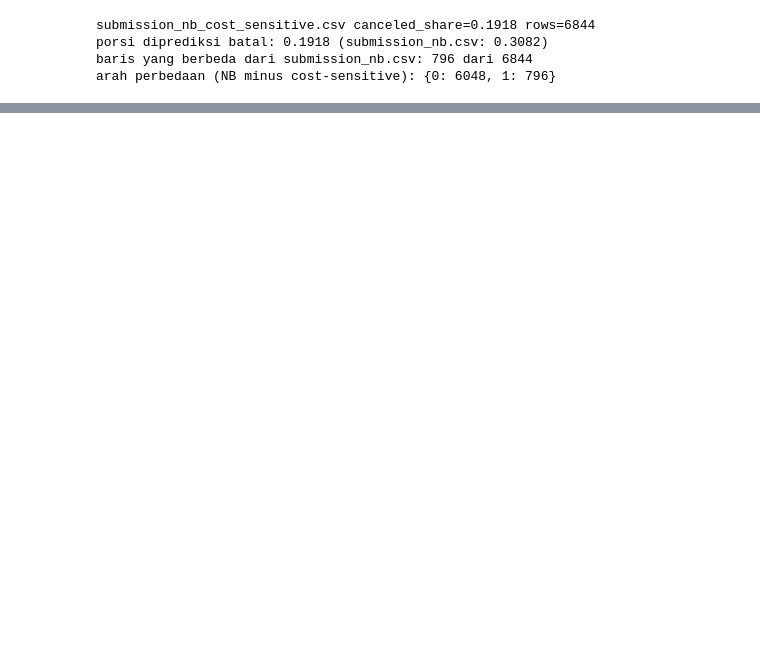
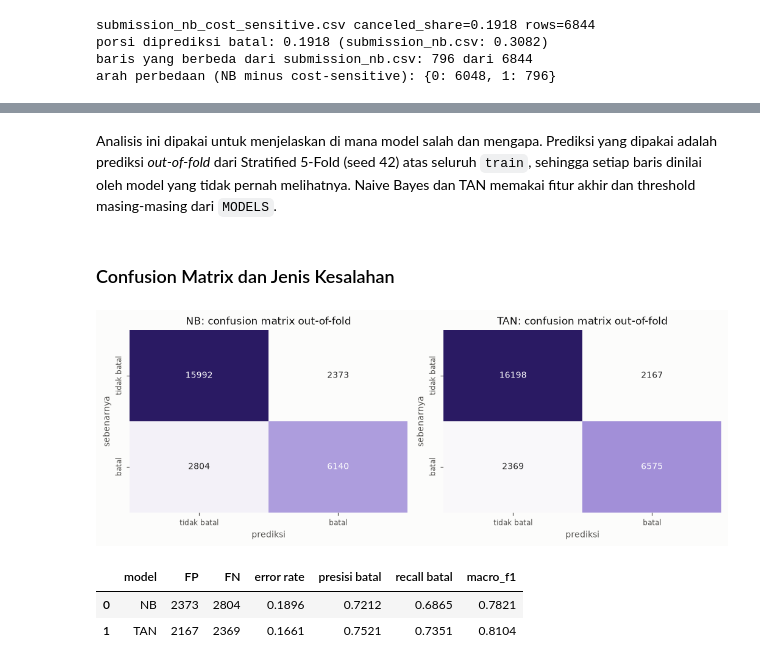
Before and after one commit to MAJIIDMN/IF3170_G04_TreeIsAllYouNeed, a Jupyter notebook: src/algoritma/nb/preprocessing_nb.ipynb, the cells around one changed output, grey strips where cells are left out. Cells and saved outputs as stored; diff of their text form; code cells hidden in the pictures; blank space fills up the shorter version.

```diff
--- a/src/algoritma/nb/preprocessing_nb.ipynb
+++ b/src/algoritma/nb/preprocessing_nb.ipynb
@@ -1072 +1209,10 @@ ukuran artifact 10.9 KB
+# %%
+COST_FP = 2.0
+COST_FN = 1.0
+COST_THRESHOLD = float(np.log(COST_FP / COST_FN))
+
+def expected_cost(y_true, y_pred, c_fp=COST_FP, c_fn=COST_FN):
+    false_positive = np.sum((y_pred == 1) & (y_true == 0))
+    false_negative = np.sum((y_pred == 0) & (y_true == 1))
+    return float((c_fp * false_positive + c_fn * false_negative) / len(y_true))
 # %% [markdown]
@@ -1191,7 +1335,7 @@ display(compare_models.round(4))
 display(compare_models.groupby('model')[['macro_f1', 'f1_threshold_held_out', 'best_threshold', 'roc_auc']].mean().round(4))
 
 ablation = []
-for alpha in pipeline.ALPHA_GRID:
+for alpha in ALPHA_GRID:
     r = cross_validate(final_spec(), TANNaiveBayes, train, y, n_folds=CFG.FOLDS, seed=CFG.SEED,
                        model_kwargs={'alpha': alpha})
     ablation.append({'alpha': alpha, 'macro_f1': r['macro_f1'], 'f1_threshold_held_out': r['macro_f1_held_out_threshold'],
@@ -1351,9 +1647,18 @@ Prediksi test dibuat **hanya dari artifact** (bagian 7.4 untuk Naive Bayes dan 7
+# %%
+def write_submission(model_name, cost_sensitive=False):
+    threshold = COST_THRESHOLD if cost_sensitive else None
+    labels = predict_labels(model_name, test, threshold)
+    filename = f"submission_{model_name}{'_cost_sensitive' if cost_sensitive else ''}.csv"
+    CFG.OUTPUT_DIR.mkdir(parents=True, exist_ok=True)
+    pd.DataFrame({ID_COL: test[ID_COL], TARGET: labels}).to_csv(CFG.OUTPUT_DIR / filename, index=False)
+    print(f'{filename} canceled_share={labels.mean():.4f} rows={len(labels)}')
+    return CFG.OUTPUT_DIR / filename
 # %%
 sample = pd.read_csv(DATA_DIR / 'sample_submission.csv')
 share = {'train (sebenarnya)': y.mean() * 100}
 labels_by_model = {}
 for name in MODELS:
-    path = pipeline.write_submission(name)
+    path = write_submission(name)
     sub = pd.read_csv(path)
     assert list(sample.columns) == list(sub.columns) and (sample['id'] == sub['id']).all()
     labels_by_model[name] = sub[TARGET].to_numpy()
@@ -1469,0 +1711,31 @@ Naive Bayes campuran dari nol (`nb.py`, NumPy saja) dengan likelihood Gaussian d
+# %% [markdown]
+Analisis ini dipakai untuk menjelaskan di mana model salah dan mengapa. Prediksi yang dipakai adalah prediksi *out-of-fold* dari Stratified 5-Fold (seed 42) atas seluruh `train`, sehingga setiap baris dinilai oleh model yang tidak pernah melihatnya. Naive Bayes dan TAN memakai fitur akhir dan threshold masing-masing dari `MODELS`.
+# %% [markdown]
+### Confusion Matrix dan Jenis Kesalahan
+# %%
+oof, pred = {}, {}
+for name, cfg in MODELS.items():
+    r = cross_validate(final_spec(), cfg['cls'], train, y, n_folds=CFG.FOLDS, seed=CFG.SEED,
+                       model_kwargs={'alpha': cfg['alpha']})
+    oof[name] = r['odds']
+    pred[name] = (r['odds'] > cfg['threshold']).astype(int)
+
+rows = []
+fig, axes = plt.subplots(1, 2, figsize=(9.5, 3.6))
+for ax, name in zip(axes, MODELS):
+    cm = confusion_matrix(y, pred[name])
+    sns.heatmap(cm, annot=True, fmt='d', cmap=SEQUENTIAL, cbar=False, ax=ax,
+                xticklabels=['tidak batal', 'batal'], yticklabels=['tidak batal', 'batal'])
+    ax.set_xlabel('prediksi'); ax.set_ylabel('sebenarnya'); ax.grid(False)
+    ax.set_title(f'{name.upper()}: confusion matrix out-of-fold')
+    tn, fp, fn, tp = cm.ravel()
+    rows.append({'model': name.upper(), 'FP': fp, 'FN': fn, 'error rate': (fp + fn) / len(y),
+                 'presisi batal': tp / (tp + fp), 'recall batal': tp / (tp + fn),
+                 'macro_f1': macro_f1(y, pred[name])})
+save_fig('nb_error_confusion')
+display(pd.DataFrame(rows).round(4))
+# %% [output]
+[figure, added]
+|  | model | FP | FN | error rate | presisi batal | recall batal | macro_f1 |
+| 0 | NB | 2373 | 2804 | 0.1896 | 0.7212 | 0.6865 | 0.7821 |
+| 1 | TAN | 2167 | 2369 | 0.1661 | 0.7521 | 0.7351 | 0.8104 |
```
Also changed, not shown: parts of 114 cells of this notebook, 5 other files.
